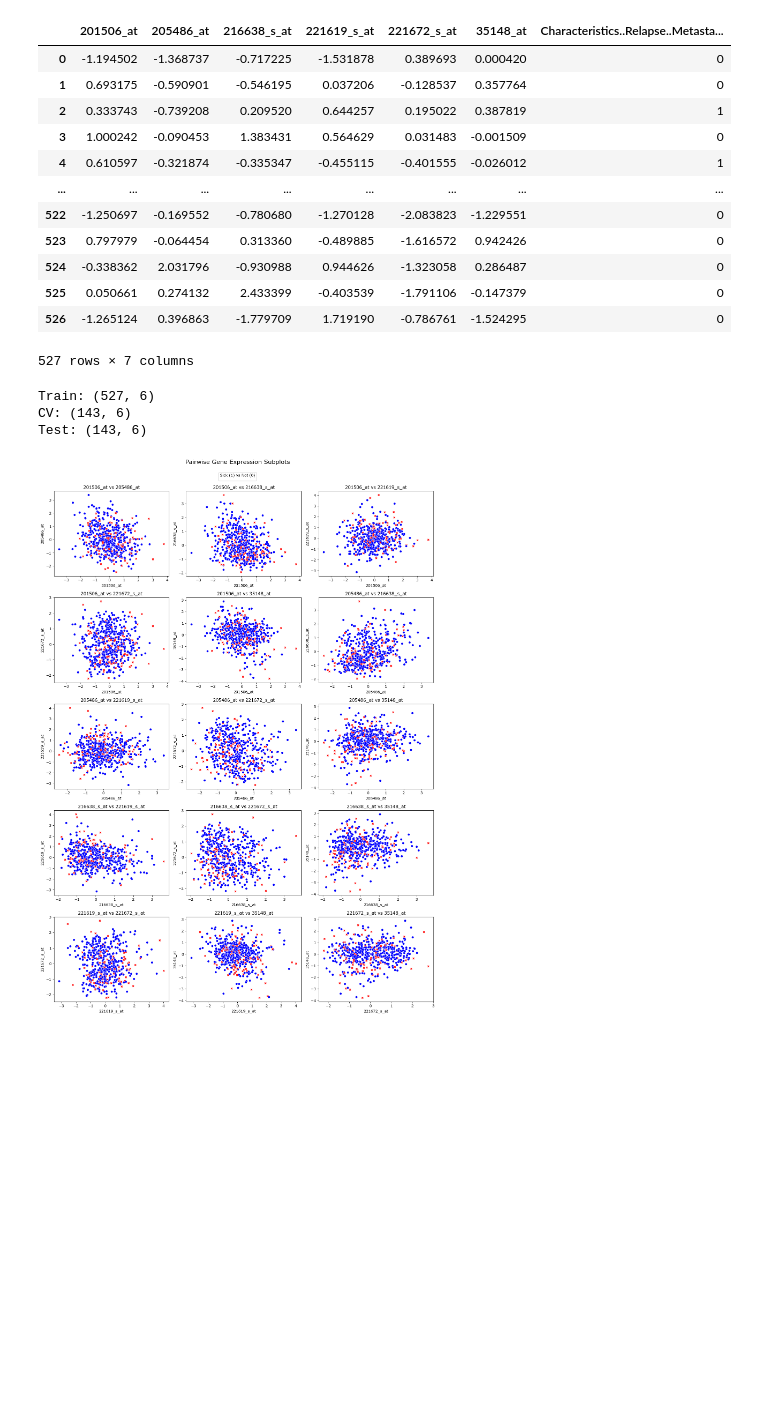
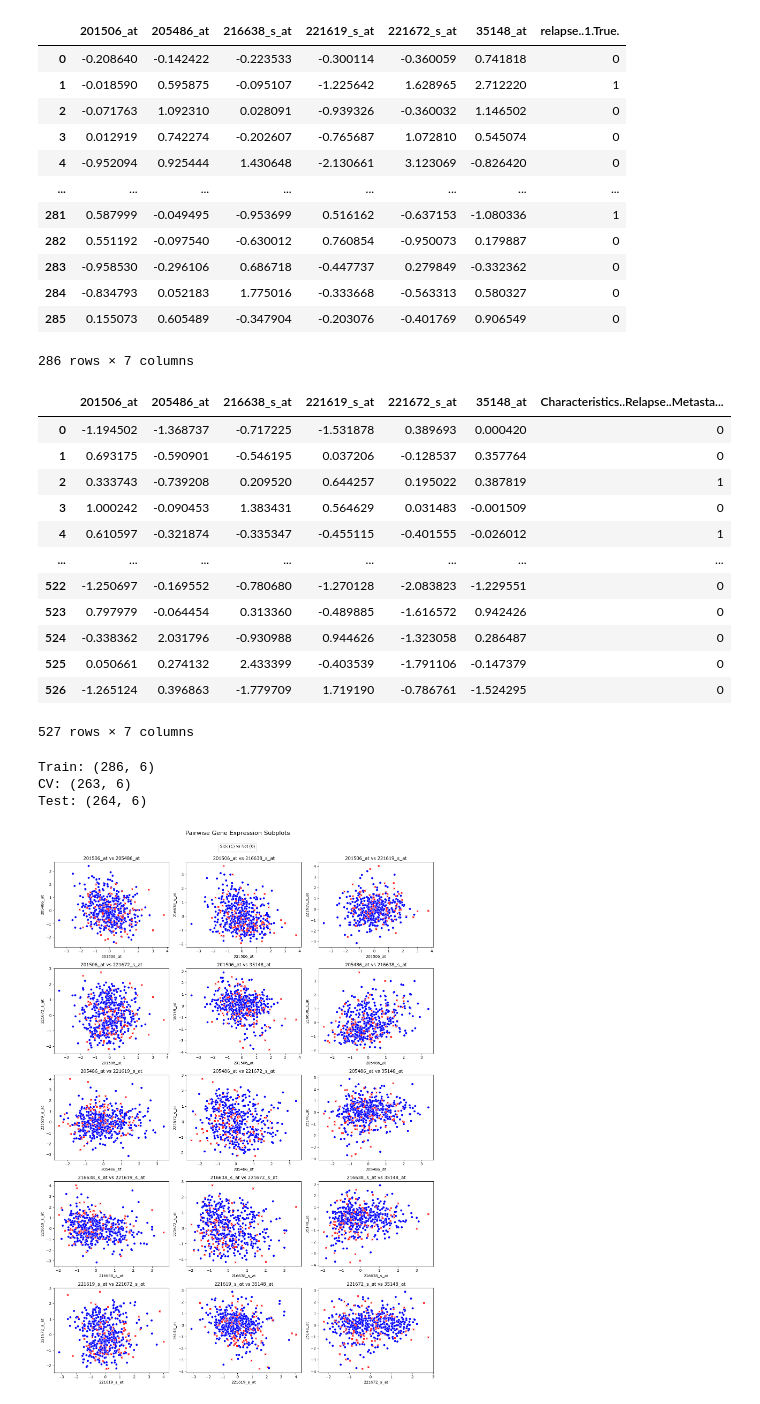
Before and after one commit to minionly/Machine_Learning, a Jupyter notebook: Project/Visualize Data.ipynb, the cells around one changed output. Cells and saved outputs as stored; diff of their text form; code cells hidden in the pictures; blank space fills up the shorter version.

```diff
--- a/Project/Visualize Data.ipynb
+++ b/Project/Visualize Data.ipynb
@@ -15,58 +15,72 @@ import seaborn as sns
 from itertools import combinations
 # %%
 # Preparing Training Data
-data = pd.read_csv(r"C:\Users\Win\Documents\Github Workspace\Machine_Learning\Project\Train Data.csv")
 # data = pd.read_csv(r"C:\Users\Win\Documents\Github Workspace\Machine_Learning\Project\emtab_zscore (1).csv", delimiter="\t")
+data = pd.read_csv(r"C:\Users\Win\Documents\Github Workspace\Machine_Learning\Project\Test & CV.csv", delimiter="\t")
+
 
 # data = pd.read_csv(r"C:\Users\Win\Documents\Github Workspace\Machine_Learning\Project\gse58208_zscore.csv", delimiter="\t")
 # data['disease.state.ch1'] = data['disease.state.ch1'].replace({
 #     'hepatocellular carcinoma': 1,
 #     'Chronic hepatitis B' : 2,
 #     'healthy control': 0
 # })
 
 X_train = data.iloc[:, :-1].values
 y_train = data.iloc[:, -1].values
 
+
 display(data)
-# print(X_train)
-# print(y_train)
 # print(X_train.shape)
 # print(y_train.shape)
 
 # Preparing Test and Cross Validate Data
-data1 = pd.read_csv(r"C:\Users\Win\Documents\Github Workspace\Machine_Learning\Project\Test & CV.csv", delimiter="\t")
+data = pd.read_csv(r"C:\Users\Win\Documents\Github Workspace\Machine_Learning\Project\Train Data.csv")
 
-X_= data1.iloc[:, :-1].values
-y_ = data1.iloc[:, -1].values
 
-# display(data1)
+X_= data.iloc[:, :-1].values
+y_ = data.iloc[:, -1].values
+
+display(data)
 # print(X_)
 # print(y_)
 
 X_cv, X_test, y_cv, y_test = train_test_split(X_, y_, test_size=0.5, random_state=1)
 
 
 print(f"Train: {X_train.shape}")
 print(f"CV: {X_cv.shape}")
 print(f"Test: {X_test.shape}")
 # %% [output]
-|  | 201506_at | 205486_at | 216638_s_at | 221619_s_at | 221672_s_at | 35148_at | Characteristics..Relapse..Metasta... |
-| 0 | -1.194502 | -1.368737 | -0.717225 | -1.531878 | 0.389693 | 0.000420 | 0 |
-| 1 | 0.693175 | -0.590901 | -0.546195 | 0.037206 | -0.128537 | 0.357764 | 0 |
-| 2 | 0.333743 | -0.739208 | 0.209520 | 0.644257 | 0.195022 | 0.387819 | 1 |
-| 3 | 1.000242 | -0.090453 | 1.383431 | 0.564629 | 0.031483 | -0.001509 | 0 |
-| 4 | 0.610597 | -0.321874 | -0.335347 | -0.455115 | -0.401555 | -0.026012 | 1 |
+|  | 201506_at | 205486_at | 216638_s_at | 221619_s_at | 221672_s_at | 35148_at | relapse..1.True. |
+| 0 | -0.208640 | -0.142422 | -0.223533 | -0.300114 | -0.360059 | 0.741818 | 0 |
+| 1 | -0.018590 | 0.595875 | -0.095107 | -1.225642 | 1.628965 | 2.712220 | 1 |
+| 2 | -0.071763 | 1.092310 | 0.028091 | -0.939326 | -0.360032 | 1.146502 | 0 |
+| 3 | 0.012919 | 0.742274 | -0.202607 | -0.765687 | 1.072810 | 0.545074 | 0 |
+| 4 | -0.952094 | 0.925444 | 1.430648 | -2.130661 | 3.123069 | -0.826420 | 0 |
 | ... | ... | ... | ... | ... | ... | ... | ... |
-| 522 | -1.250697 | -0.169552 | -0.780680 | -1.270128 | -2.083823 | -1.229551 | 0 |
-| 523 | 0.797979 | -0.064454 | 0.313360 | -0.489885 | -1.616572 | 0.942426 | 0 |
-| 524 | -0.338362 | 2.031796 | -0.930988 | 0.944626 | -1.323058 | 0.286487 | 0 |
-| 525 | 0.050661 | 0.274132 | 2.433399 | -0.403539 | -1.791106 | -0.147379 | 0 |
-| 526 | -1.265124 | 0.396863 | -1.779709 | 1.719190 | -0.786761 | -1.524295 | 0 |
+| 281 | 0.587999 | -0.049495 | -0.953699 | 0.516162 | -0.637153 | -1.080336 | 1 |
+| 282 | 0.551192 | -0.097540 | -0.630012 | 0.760854 | -0.950073 | 0.179887 | 0 |
+| 283 | -0.958530 | -0.296106 | 0.686718 | -0.447737 | 0.279849 | -0.332362 | 0 |
+| 284 | -0.834793 | 0.052183 | 1.775016 | -0.333668 | -0.563313 | 0.580327 | 0 |
+| 285 | 0.155073 | 0.605489 | -0.347904 | -0.203076 | -0.401769 | 0.906549 | 0 |
-527 rows × 7 columns
+286 rows × 7 columns
+|  | 201506_at | 205486_at | 216638_s_at | 221619_s_at | 221672_s_at | 35148_at | Characteristics..Relapse..Metasta... |
+| 0 | -1.194502 | -1.368737 | -0.717225 | -1.531878 | 0.389693 | 0.000420 | 0 |
+| 1 | 0.693175 | -0.590901 | -0.546195 | 0.037206 | -0.128537 | 0.357764 | 0 |
+| 2 | 0.333743 | -0.739208 | 0.209520 | 0.644257 | 0.195022 | 0.387819 | 1 |
+| 3 | 1.000242 | -0.090453 | 1.383431 | 0.564629 | 0.031483 | -0.001509 | 0 |
+| 4 | 0.610597 | -0.321874 | -0.335347 | -0.455115 | -0.401555 | -0.026012 | 1 |
+| ... | ... | ... | ... | ... | ... | ... | ... |
+| 522 | -1.250697 | -0.169552 | -0.780680 | -1.270128 | -2.083823 | -1.229551 | 0 |
+| 523 | 0.797979 | -0.064454 | 0.313360 | -0.489885 | -1.616572 | 0.942426 | 0 |
+| 524 | -0.338362 | 2.031796 | -0.930988 | 0.944626 | -1.323058 | 0.286487 | 0 |
+| 525 | 0.050661 | 0.274132 | 2.433399 | -0.403539 | -1.791106 | -0.147379 | 0 |
+| 526 | -1.265124 | 0.396863 | -1.779709 | 1.719190 | -0.786761 | -1.524295 | 0 |
-Train: (527, 6)
-CV: (143, 6)
-Test: (143, 6)
+527 rows × 7 columns
+Train: (286, 6)
+CV: (263, 6)
+Test: (264, 6)
 # %%
 features = data.columns[:-1]  # All gene expression columns
 label = data.columns[-1]      # 'relapse..1.True.'
```
Also changed, not shown: parts of 2 cells of this notebook, 1 other file.
